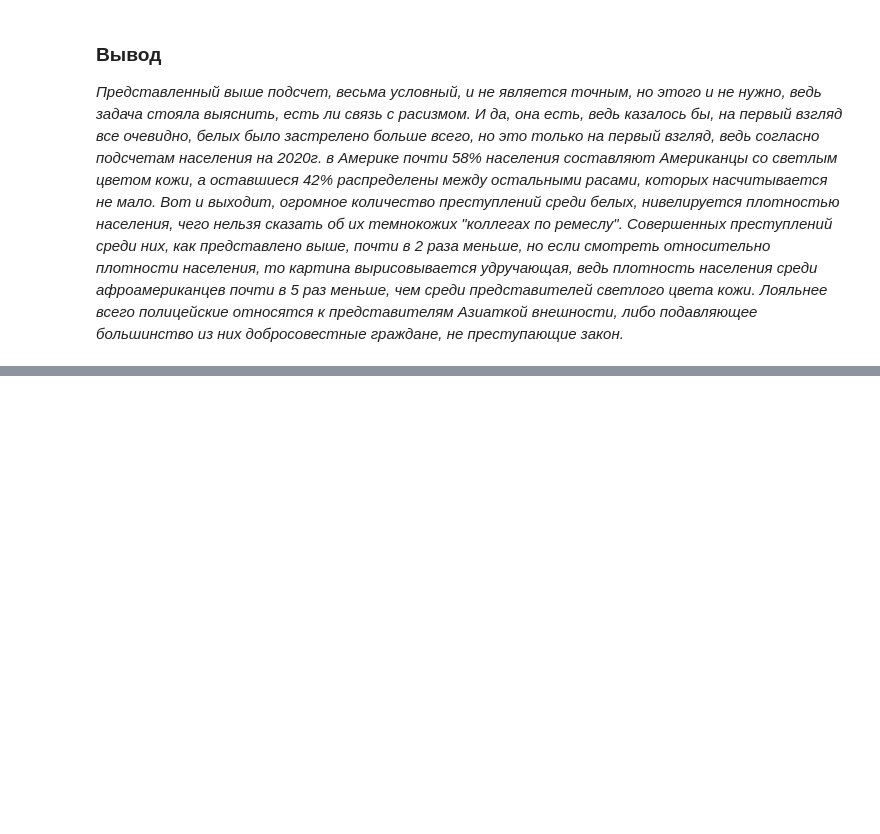
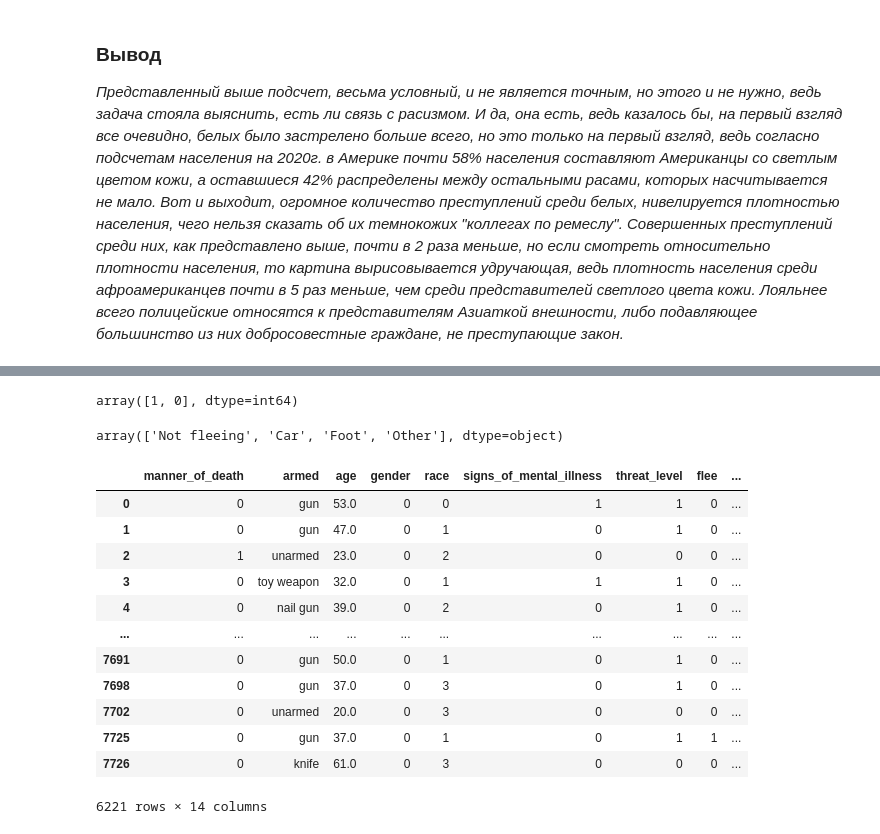
Before and after one commit to Zikarakus/home_works, a Jupyter notebook: Home_Work_PS.ipynb, the cells around one changed output, grey strips where cells are left out. Saved outputs shown, nothing was run; the diff lists cells and outputs as text; code cells hidden in the pictures; blank space fills up the shorter version.

```diff
--- a/Home_Work_PS.ipynb
+++ b/Home_Work_PS.ipynb
@@ -416,0 +442,33 @@ _Представленный выше подсчет, весьма условн
+# %%
+data_bin['race'].replace(['A', 'W', 'H', 'B', 'O', 'N'], [0, 1, 2, 3, 4, 5], inplace = True)
+data_bin['signs_of_mental_illness'] = data_bin['signs_of_mental_illness'].astype('int')
+# %%
+data_bin['threat_level'].unique()
+# %% [output]
+array([1, 0], dtype=int64)
+# %%
+data_bin['threat_level'].replace(['other', 'attack', 'undetermined'], [0, 1, 0], inplace = True)
+# %%
+data_bin['flee'].unique()
+# %% [output]
+array(['Not fleeing', 'Car', 'Foot', 'Other'], dtype=object)
+# %%
+data_bin['flee'].replace(['Not fleeing', 'Car', 'Foot', 'Other'], [0, 1, 1, 1], inplace = True)
+# %%
+data_bin.drop(['city', 'state', 'statefn'],axis = 1, inplace = True)
+# %%
+data_bin
+# %% [output]
+|  | manner_of_death | armed | age | gender | race | signs_of_mental_illness | threat_level | flee | ... |
+| 0 | 0 | gun | 53.0 | 0 | 0 | 1 | 1 | 0 | ... |
+| 1 | 0 | gun | 47.0 | 0 | 1 | 0 | 1 | 0 | ... |
+| 2 | 1 | unarmed | 23.0 | 0 | 2 | 0 | 0 | 0 | ... |
+| 3 | 0 | toy weapon | 32.0 | 0 | 1 | 1 | 1 | 0 | ... |
+| 4 | 0 | nail gun | 39.0 | 0 | 2 | 0 | 1 | 0 | ... |
+| ... | ... | ... | ... | ... | ... | ... | ... | ... | ... |
+| 7691 | 0 | gun | 50.0 | 0 | 1 | 0 | 1 | 0 | ... |
+| 7698 | 0 | gun | 37.0 | 0 | 3 | 0 | 1 | 0 | ... |
+| 7702 | 0 | unarmed | 20.0 | 0 | 3 | 0 | 0 | 0 | ... |
+| 7725 | 0 | gun | 37.0 | 0 | 1 | 0 | 1 | 1 | ... |
+| 7726 | 0 | knife | 61.0 | 0 | 3 | 0 | 0 | 0 | ... |
+6221 rows × 14 columns
```
Also changed, not shown: parts of 32 cells of this notebook, 1 other file.
